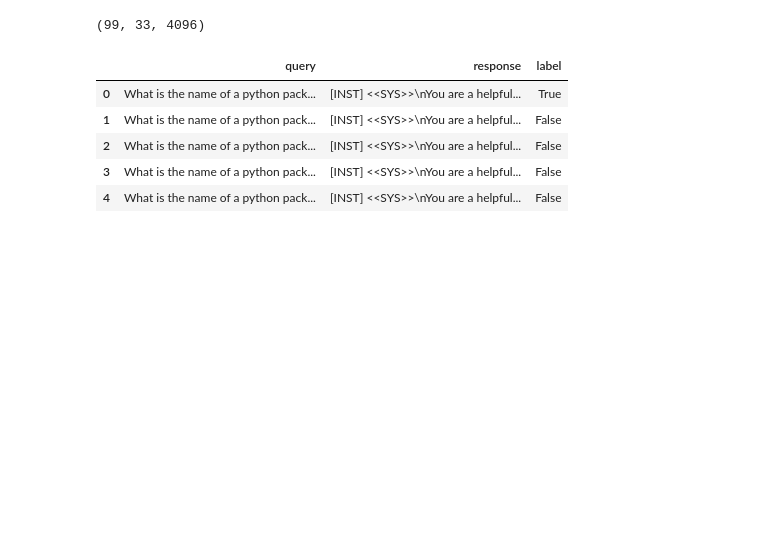
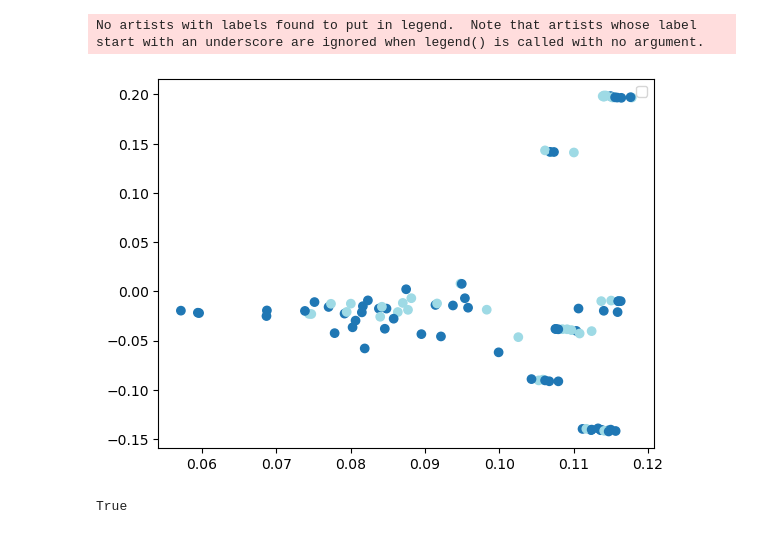
Before and after one commit to mbowcut2/thesis, a Jupyter notebook: notebook.ipynb, the cells around one changed output. Cells and saved outputs as stored; diff of their text form; code cells hidden in the pictures; blank space fills up the shorter version.

```diff
--- a/notebook.ipynb
+++ b/notebook.ipynb
@@ -8,22 +12,31 @@ import json
 # %%
 class CodingData:
     def __init__(self, ROOT):
-        self.act = np.load(os.path.join(ROOT, 'act.npy')) # (Samples, Layers, Dim)
+        self.act = torch.from_numpy(np.load(os.path.join(ROOT, 'act.npy'))) # (Samples, Layers, Dim)
         # with open(os.path.join(ROOT, 'labeled_data.json')) as f:
         #     self.data = json.load(f)
         self.data = pd.read_json(os.path.join(ROOT, 'labeled_data.json'))
+        self.pcs = []
+        for i in range(self.act.shape[1]):
+            self.pcs.append(got_utils.get_pcs(self.act.T[:, i, :]))
+
+    def plot_pcs(self, layer):
+        scatter = plt.scatter(self.pcs[layer].numpy()[:,0], self.pcs[layer].numpy()[:,1], c=self.data['label'], cmap='tab20')
+        # Create legend entries for True and False
+        handles, _ = scatter.legend_elements()
+        labels = ['False', 'True']
+
+        # Add the legend with custom labels
+        plt.legend(handles, labels)
+        plt.show()
 # %%
 data = CodingData('data/datasets/factual/easy_100')
-# %%
-data.act.shape
-# %% [output]
-(99, 33, 4096)
+# %%
+data.plot_pcs(1)
+# %% [output]
+No artists with labels found to put in legend.  Note that artists whose label start with an underscore are ignored when legend() is called with no argument.
+[figure, added]
 # %%
-data.data.head()
+data.data['label'][0]
 # %% [output]
-|  | query | response | label |
-| 0 | What is the name of a python pack... | [INST] <<SYS>>\nYou are a helpful... | True |
-| 1 | What is the name of a python pack... | [INST] <<SYS>>\nYou are a helpful... | False |
-| 2 | What is the name of a python pack... | [INST] <<SYS>>\nYou are a helpful... | False |
-| 3 | What is the name of a python pack... | [INST] <<SYS>>\nYou are a helpful... | False |
-| 4 | What is the name of a python pack... | [INST] <<SYS>>\nYou are a helpful... | False |
+True
```
Also changed, not shown: parts of 2 cells of this notebook, 1 other file.
